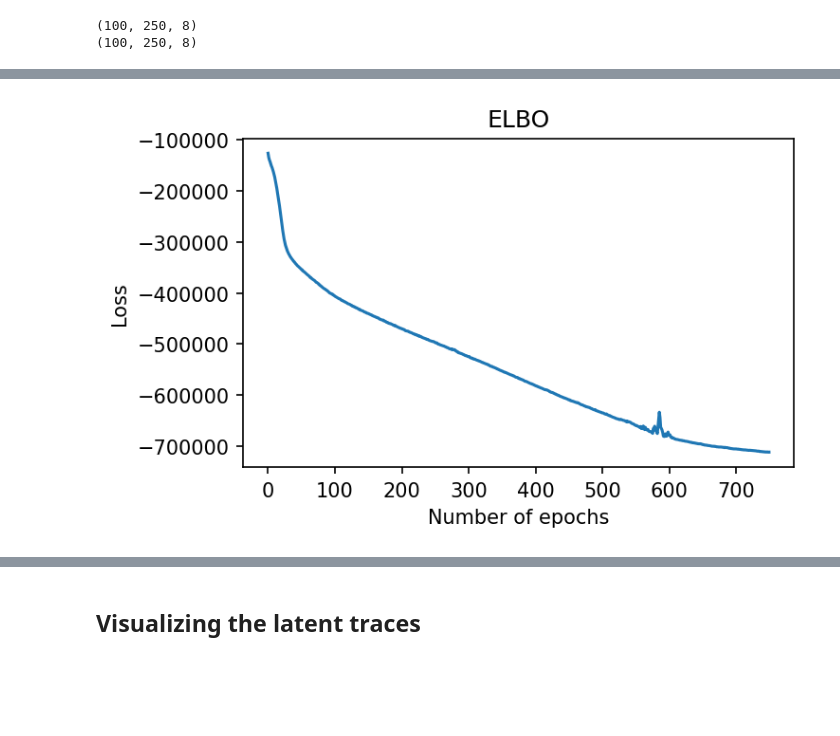
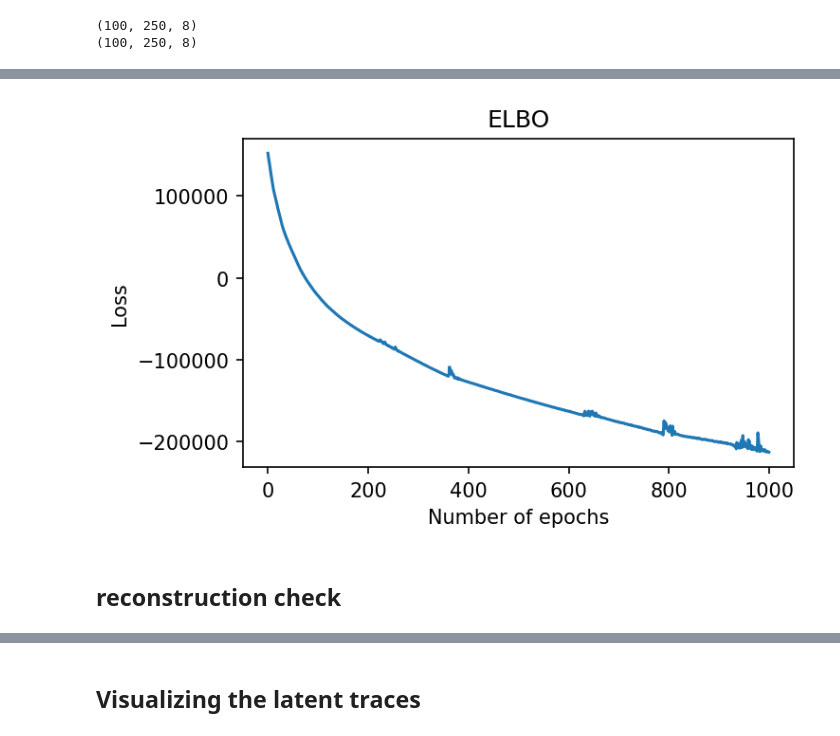
Before and after one commit to Rahil-Soroush/MM-GPVAE, a Jupyter notebook: MMGPVAE_synthetic_twoNeural.ipynb, the cells around one changed output, grey strips where cells are left out. Drawn from its saved outputs; the diff is of its cells as text; code cells hidden in the pictures; blank space fills up the shorter version.

```diff
--- a/MMGPVAE_synthetic_twoNeural.ipynb
+++ b/MMGPVAE_synthetic_twoNeural.ipynb
@@ -108,7 +108,7 @@ print(len(ALL_DATASETS), [d["regime"] for d in ALL_DATASETS])
 # %% [output]
 3 ['S0_linear_easy', 'S1_warp_gainbilin', 'D3_timevary_delay']
 # %%
-OneData = ALL_DATASETS[1]
+OneData = ALL_DATASETS[2]
 # %%
 from torch.utils.data import Dataset, DataLoader
 
@@ -214,8 +214,11 @@ trained = train_mmgpvae_two_region(
     enc_region1, dec_region1,    # modality 1 = region 1
     enc_region2, dec_region2,    # modality 2 = region 2
     loader_train,
-    EPOCH=750,
+    EPOCH=1000,
     lr1=0.00016, lr2=0.000124, lr3=0.000772, lr4=0.0088,
+    w_recon=1.0,
+    w_gp=0,
+    w_pen=0.001,
     Fourier=False,
     visualize_ELBO=True
 )
@@ -241,4 +243,4 @@ Epoch 700 | Loss: -705144.15
-[figure, old version]
+[figure, new version]
 # %%
 # for dataset in ALL_DATASETS:
 #     regime = dataset["regime"]
@@ -260,3 +262,5 @@ Epoch 700 | Loss: -705144.15
 #     # use all as train (adjust if you want a split)
 #     reg1_train, reg2_train = reg1_tensor, reg2_tensor
 #     reg1_test, reg2_test = reg1_tensor, reg2_tensor
+# %% [markdown]
+## reconstruction check
```
Also changed, not shown: parts of 8 cells of this notebook, 1 other file.
